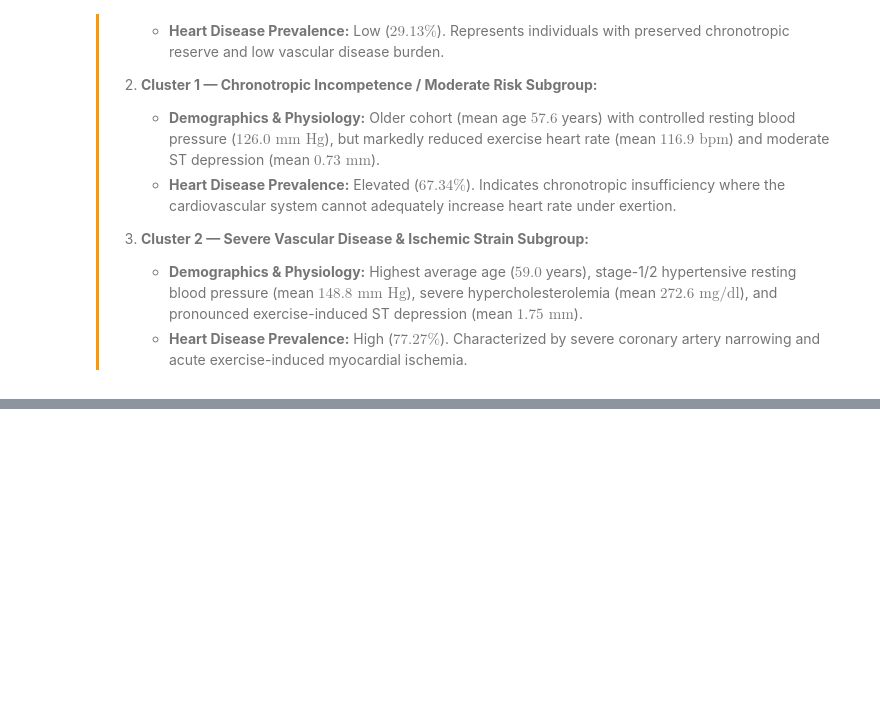
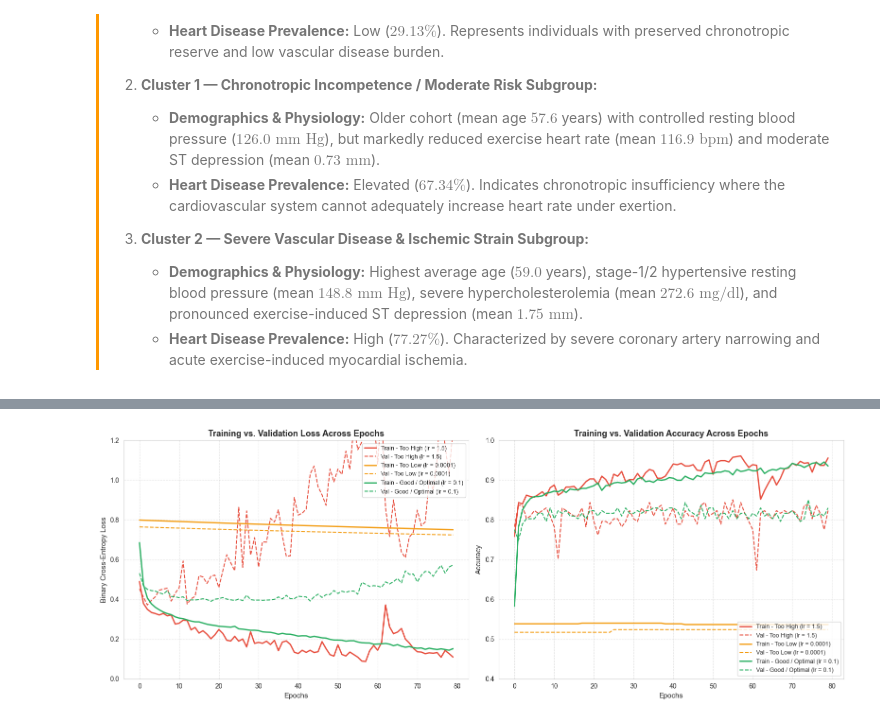
Before and after one commit to Amr-Sheqwara/AI_ML_Internship, a Jupyter notebook: Projects/cardiac_monitoring_project/Notebooks/Cardiac_Patient_Monitoring_System.ipynb, the cells around one changed output, grey strips where cells are left out. Cells and saved outputs as stored; diff of their text form; code cells hidden in the pictures; blank space fills up the shorter version.

```diff
--- a/Projects/cardiac_monitoring_project/Notebooks/Cardiac_Patient_Monitoring_System.ipynb
+++ b/Projects/cardiac_monitoring_project/Notebooks/Cardiac_Patient_Monitoring_System.ipynb
@@ -932,0 +1041,12 @@ display(cluster_profiles)
+# %%
+def build_cardiac_mlp(input_dim):
+
+    model = Sequential([
+        Dense(16, activation='relu', input_shape=(input_dim,), name="Hidden_Layer_1"),
+        Dense(8, activation='relu', name="Hidden_Layer_2"),
+        Dense(1, activation='sigmoid', name="Output_Layer")
+    ], name="Cardiac_Patient_MLP")
+    return model
+
+sample_model = build_cardiac_mlp(X_train_sub.shape[1])
+sample_model.summary()
@@ -932,0 +1135,35 @@ display(cluster_profiles)
+# %%
+fig, axes = plt.subplots(1, 2, figsize=(16, 6))
+
+colors = {
+    'Too High (lr = 1.5)': '#e74c3c',
+    'Too Low (lr = 0.0001)': '#f39c12',
+    'Good / Optimal (lr = 0.1)': '#27ae60'
+}
+
+for label, hist in histories.items():
+    axes[0].plot(hist['loss'], label=f"Train - {label}", color=colors[label], linewidth=2)
+    axes[0].plot(hist['val_loss'], label=f"Val - {label}", color=colors[label], linestyle='--', linewidth=1.5)
+
+axes[0].set_title("Training vs. Validation Loss Across Epochs", fontsize=13, fontweight='bold')
+axes[0].set_xlabel("Epochs", fontsize=11)
+axes[0].set_ylabel("Binary Cross-Entropy Loss", fontsize=11)
+axes[0].set_ylim(0, 1.2)
+axes[0].grid(True, linestyle='--', alpha=0.5)
+axes[0].legend(fontsize=9, loc='upper right')
+
+for label, hist in histories.items():
+    axes[1].plot(hist['accuracy'], label=f"Train - {label}", color=colors[label], linewidth=2)
+    axes[1].plot(hist['val_accuracy'], label=f"Val - {label}", color=colors[label], linestyle='--', linewidth=1.5)
+
+axes[1].set_title("Training vs. Validation Accuracy Across Epochs", fontsize=13, fontweight='bold')
+axes[1].set_xlabel("Epochs", fontsize=11)
+axes[1].set_ylabel("Accuracy", fontsize=11)
+axes[1].set_ylim(0.4, 1.0)
+axes[1].grid(True, linestyle='--', alpha=0.5)
+axes[1].legend(fontsize=9, loc='lower right')
+
+plt.tight_layout()
+plt.show()
+# %% [output]
+[figure, added]
```
Also changed, not shown: parts of 25 cells of this notebook.
